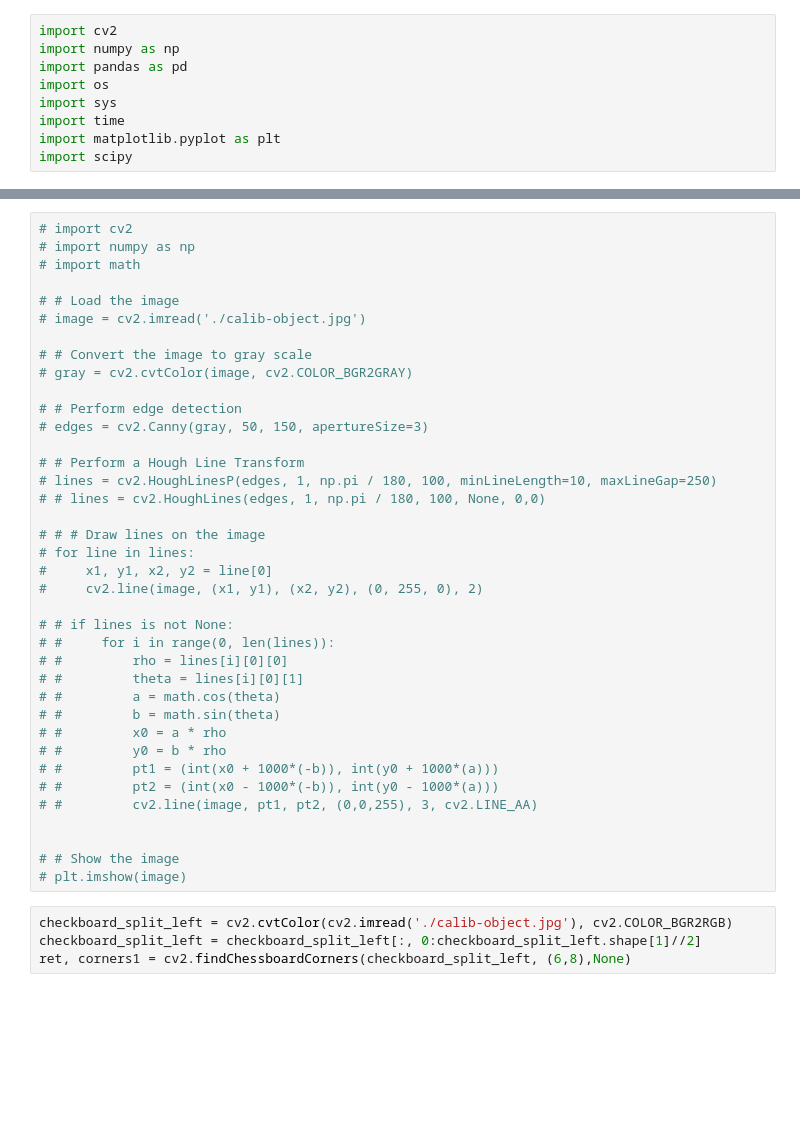
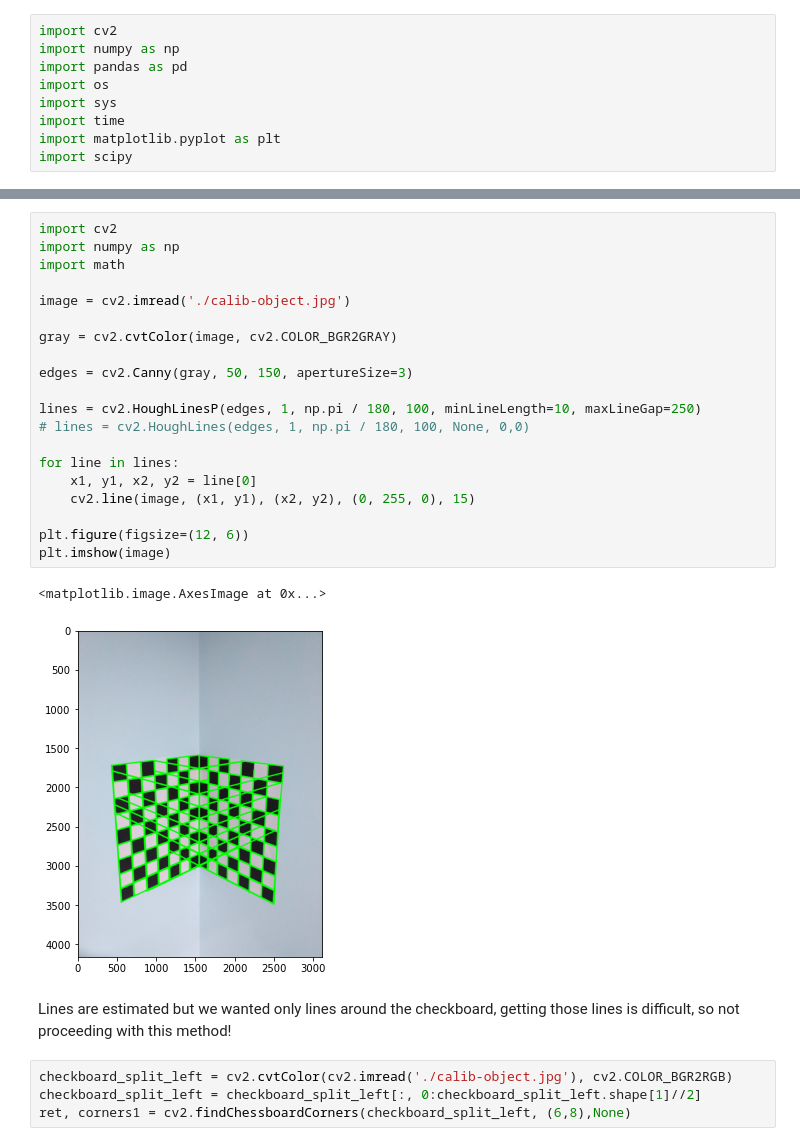
Before and after one commit to vatsasree/CV-Assignment-1, a Jupyter notebook: Assign1.ipynb, the cells around one changed output, grey strips where cells are left out. Saved outputs shown, nothing was run; the diff lists cells and outputs as text; blank space fills up the shorter version.

```diff
--- a/Assign1.ipynb
+++ b/Assign1.ipynb
@@ -25,41 +29,28 @@ plt.imshow(edges, cmap='gray')
 # %%
-# import cv2
-# import numpy as np
-# import math
+import cv2
+import numpy as np
+import math
 
-# # Load the image
-# image = cv2.imread('./calib-object.jpg')
+image = cv2.imread('./calib-object.jpg')
 
-# # Convert the image to gray scale
-# gray = cv2.cvtColor(image, cv2.COLOR_BGR2GRAY)
+gray = cv2.cvtColor(image, cv2.COLOR_BGR2GRAY)
 
-# # Perform edge detection
-# edges = cv2.Canny(gray, 50, 150, apertureSize=3)
+edges = cv2.Canny(gray, 50, 150, apertureSize=3)
 
-# # Perform a Hough Line Transform
-# lines = cv2.HoughLinesP(edges, 1, np.pi / 180, 100, minLineLength=10, maxLineGap=250)
-# # lines = cv2.HoughLines(edges, 1, np.pi / 180, 100, None, 0,0)
+lines = cv2.HoughLinesP(edges, 1, np.pi / 180, 100, minLineLength=10, maxLineGap=250)
+# lines = cv2.HoughLines(edges, 1, np.pi / 180, 100, None, 0,0)
 
-# # # Draw lines on the image
-# for line in lines:
-#     x1, y1, x2, y2 = line[0]
-#     cv2.line(image, (x1, y1), (x2, y2), (0, 255, 0), 2)
+for line in lines:
+    x1, y1, x2, y2 = line[0]
+    cv2.line(image, (x1, y1), (x2, y2), (0, 255, 0), 15)
 
-# # if lines is not None:
-# #     for i in range(0, len(lines)):
-# #         rho = lines[i][0][0]
-# #         theta = lines[i][0][1]
-# #         a = math.cos(theta)
-# #         b = math.sin(theta)
-# #         x0 = a * rho
-# #         y0 = b * rho
-# #         pt1 = (int(x0 + 1000*(-b)), int(y0 + 1000*(a)))
-# #         pt2 = (int(x0 - 1000*(-b)), int(y0 - 1000*(a)))
-# #         cv2.line(image, pt1, pt2, (0,0,255), 3, cv2.LINE_AA)
-
-
-# # Show the image
-# plt.imshow(image)
+plt.figure(figsize=(12, 6))
+plt.imshow(image)
+# %% [output]
+<matplotlib.image.AxesImage at 0x...>
+[figure, added]
+# %% [markdown]
+Lines are estimated but we wanted only lines around the checkboard, getting those lines is difficult, so not proceeding with this method!
 # %%
 checkboard_split_left = cv2.cvtColor(cv2.imread('./calib-object.jpg'), cv2.COLOR_BGR2RGB)
 checkboard_split_left = checkboard_split_left[:, 0:checkboard_split_left.shape[1]//2]
```
Also changed, not shown: parts of 71 cells of this notebook.
